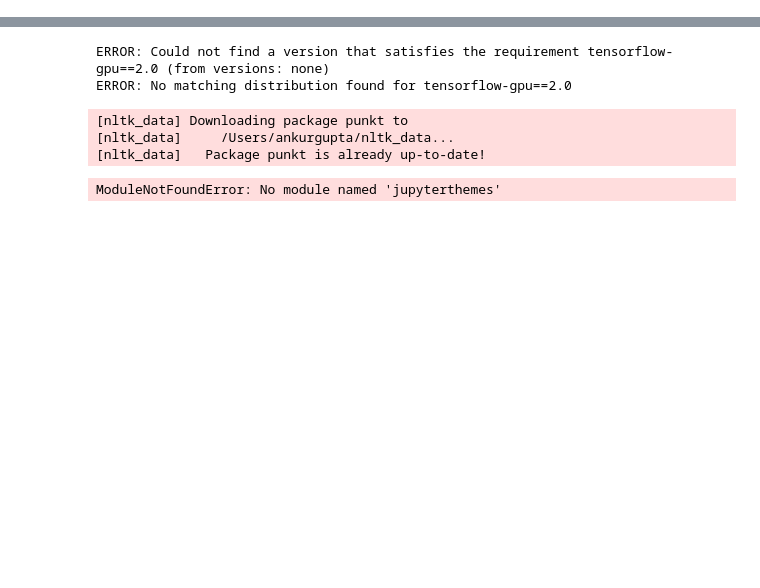
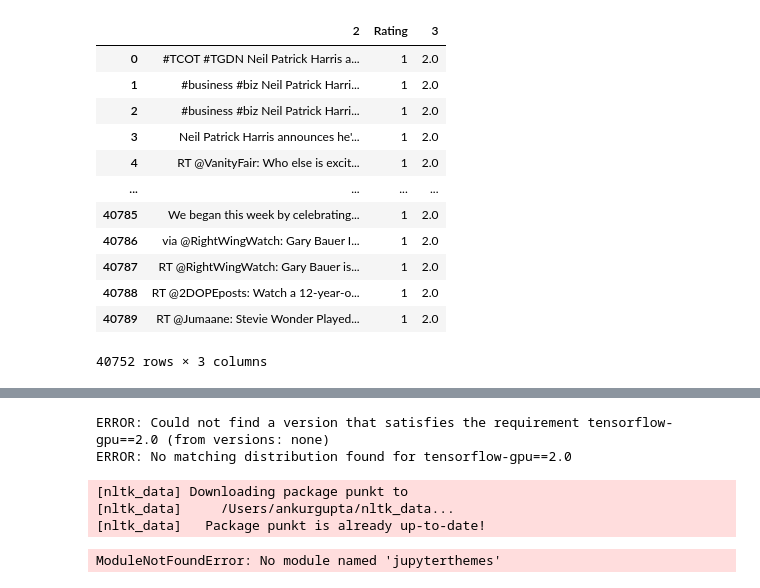
Before and after one commit to aayu1990/FakeNewsClassifier, a Jupyter notebook: FakeNewsClassifier-NLP.ipynb, the cells around one changed output, grey strips where cells are left out. Drawn from its saved outputs; the diff is of its cells as text; code cells hidden in the pictures; blank space fills up the shorter version.

Commit message:
updating data and dataframes formed

```diff
--- a/FakeNewsClassifier-NLP.ipynb
+++ b/FakeNewsClassifier-NLP.ipynb
@@ -2,3 +3,4 @@
 import pandas as pd
 # %%
-df = pd.read_csv("output_1.csv", header=None)
+# loading pos label data
+df_pos = pd.read_csv("CredBank-pos.csv", header=None)
@@ -65,0 +17,4 @@ df_new
+# %%
+# extracting relevant columns
+df_pos = df_pos[[2,3]]
+df_pos
@@ -65,0 +35,4 @@ df_new
+# %%
+# checking the range of ratings in cred bank dataset and taking only positive labels
+df_pos = df_pos.loc[df_pos[3]>0]
+df_pos.head()
@@ -65,0 +46,18 @@ df_new
+# %%
+# assigning rating as 1 corresponding to avg rating greater than zero
+df_pos.insert(1,"Rating", 1)
+df_pos
+# %% [output]
+|  | 2 | Rating | 3 |
+| 0 | #TCOT #TGDN Neil Patrick Harris a... | 1 | 2.0 |
+| 1 | #business #biz Neil Patrick Harri... | 1 | 2.0 |
+| 2 | #business #biz Neil Patrick Harri... | 1 | 2.0 |
+| 3 | Neil Patrick Harris announces he'... | 1 | 2.0 |
+| 4 | RT @VanityFair: Who else is excit... | 1 | 2.0 |
+| ... | ... | ... | ... |
+| 40785 | We began this week by celebrating... | 1 | 2.0 |
+| 40786 | via @RightWingWatch: Gary Bauer I... | 1 | 2.0 |
+| 40787 | RT @RightWingWatch: Gary Bauer is... | 1 | 2.0 |
+| 40788 | RT @2DOPEposts: Watch a 12-year-o... | 1 | 2.0 |
+| 40789 | RT @Jumaane: Stevie Wonder Played... | 1 | 2.0 |
+40752 rows × 3 columns
```
Also changed, not shown: parts of 24 cells of this notebook, 5 other files.
